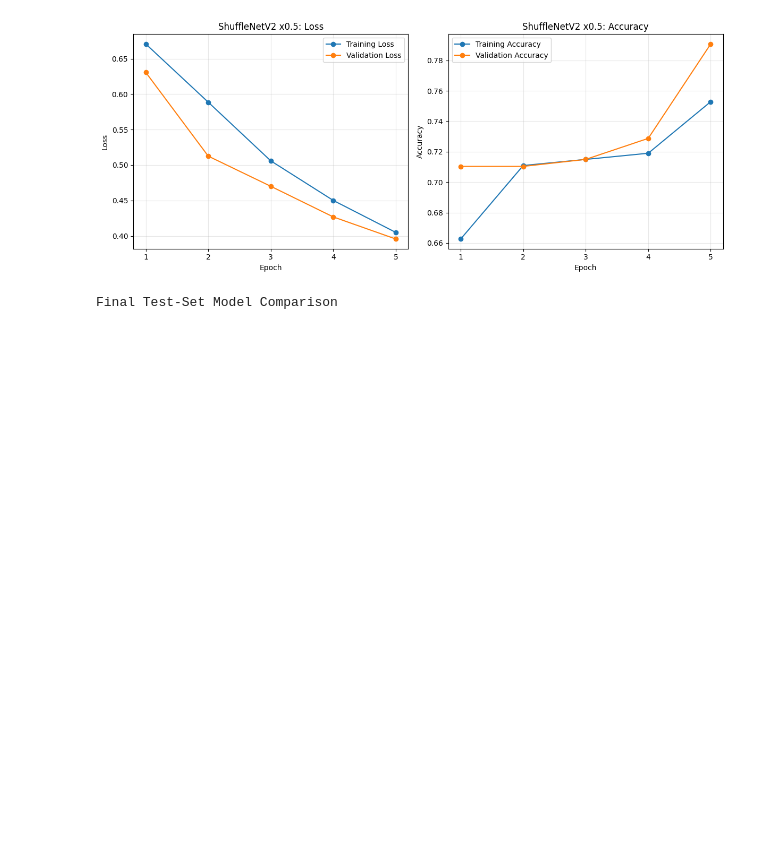
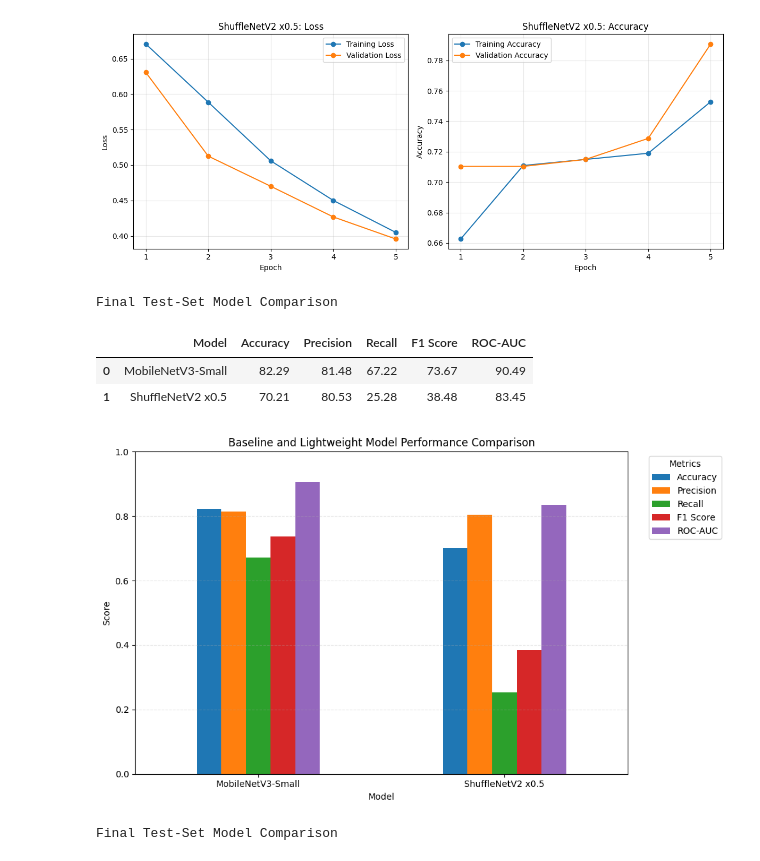
Before and after one commit to darpanmajumdar2006/Deep-learning-PBL-3, a Jupyter notebook: MHIST-Research/notebooks/04_lightweight_models.ipynb, the cells around one changed output. Saved outputs shown, nothing was run; the diff lists cells and outputs as text; code cells hidden in the pictures; blank space fills up the shorter version.

Commit message:
Update preprocessing and lightweight model notebooks
Co-authored-by: Copilot <223556219+Copilot@users.noreply.github.com>

```diff
--- a/MHIST-Research/notebooks/04_lightweight_models.ipynb
+++ b/MHIST-Research/notebooks/04_lightweight_models.ipynb
@@ -758,6 +758,33 @@ plt.tight_layout()
 plt.show()
 # %% [output]
 [figure]
+# %%
+comparison_df = pd.DataFrame([mobilenet_results,shufflenet_results])
+
+# Display percentages
+comparison_display = comparison_df.copy()
+metric_columns = ["Accuracy", "Precision", "Recall", "F1 Score", "ROC-AUC"]
+comparison_display[metric_columns] = (comparison_display[metric_columns] * 100).round(2)
+print("Final Test-Set Model Comparison")
+display(comparison_display)
+
+comparison_df.set_index("Model").plot( kind="bar",figsize=(10, 6))
+plt.title("Baseline and Lightweight Model Performance Comparison")
+plt.xlabel("Model")
+plt.ylabel("Score")
+plt.ylim(0, 1)
+plt.xticks(rotation=0)
+plt.legend(title="Metrics", loc="upper right", bbox_to_anchor=(1.2, 1))
+plt.grid(axis="y", linestyle="--", alpha=0.3)
+
+plt.tight_layout()
+plt.show()
+# %% [output]
+Final Test-Set Model Comparison
+|  | Model | Accuracy | Precision | Recall | F1 Score | ROC-AUC |
+| 0 | MobileNetV3-Small | 82.29 | 81.48 | 67.22 | 73.67 | 90.49 |
+| 1 | ShuffleNetV2 x0.5 | 70.21 | 80.53 | 25.28 | 38.48 | 83.45 |
+[figure, added]
 # %%
 # Results from the two baseline models
 resnet18_results = {
```
Also changed, not shown: 1 other file.
